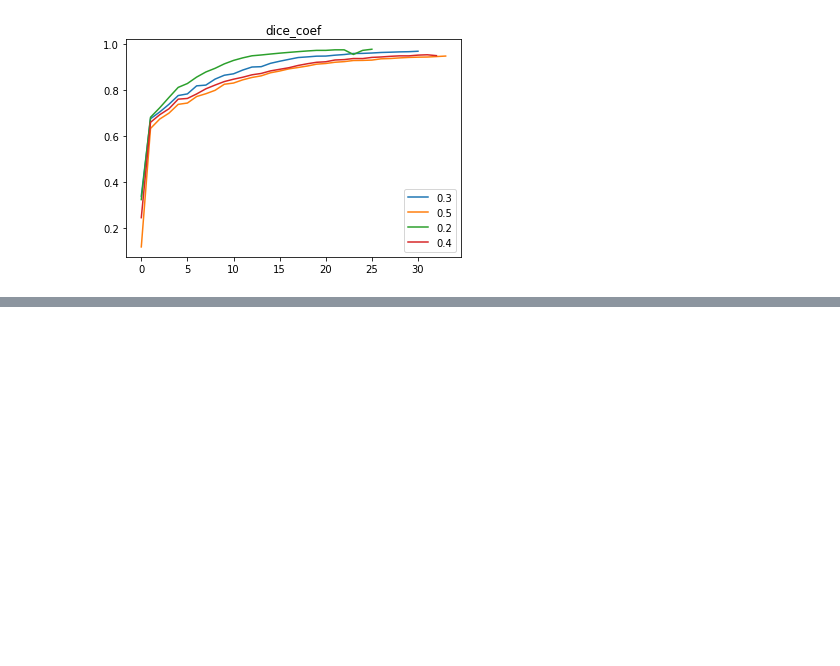
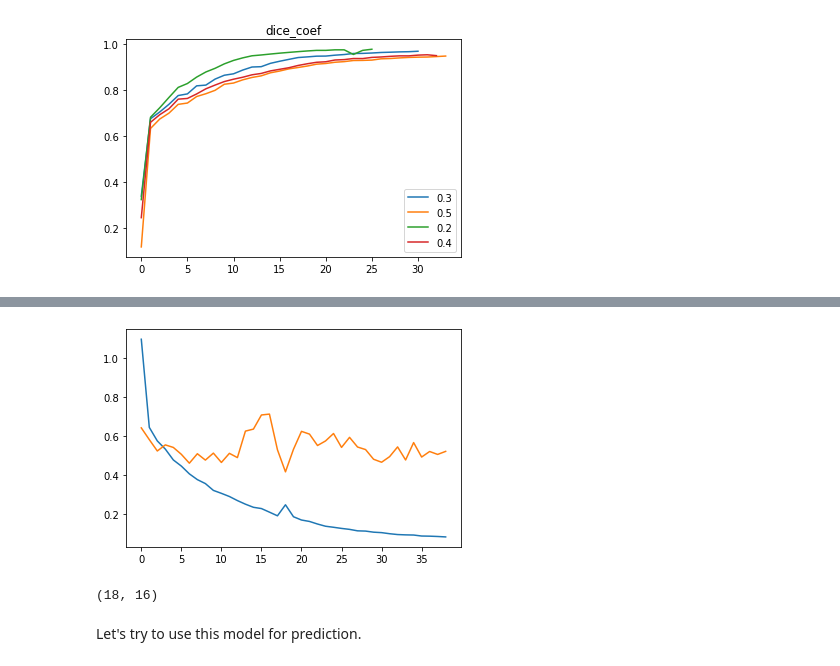
Before and after one commit to ilyarudyak/cs230_project_keras, a Jupyter notebook: isbi_challenge/training_v1.ipynb, the cells around one changed output, grey strips where cells are left out. Cells and saved outputs as stored; diff of their text form; code cells hidden in the pictures; blank space fills up the shorter version.

```diff
--- a/isbi_challenge/training_v1.ipynb
+++ b/isbi_challenge/training_v1.ipynb
@@ -356,0 +368,11 @@ plot_metric('dice_coef', dir_path)
+# %%
+plt.plot(history['loss']);
+plt.plot(history['val_loss']);
+# %% [output]
+[figure, added]
+# %%
+np.argmax(history['val_dice_coef']), np.argmax(history['val_loss'])
+# %% [output]
+(18, 16)
+# %% [markdown]
+Let's try to use this model for prediction.
```
Also changed, not shown: parts of 14 cells of this notebook, 8 other files.
